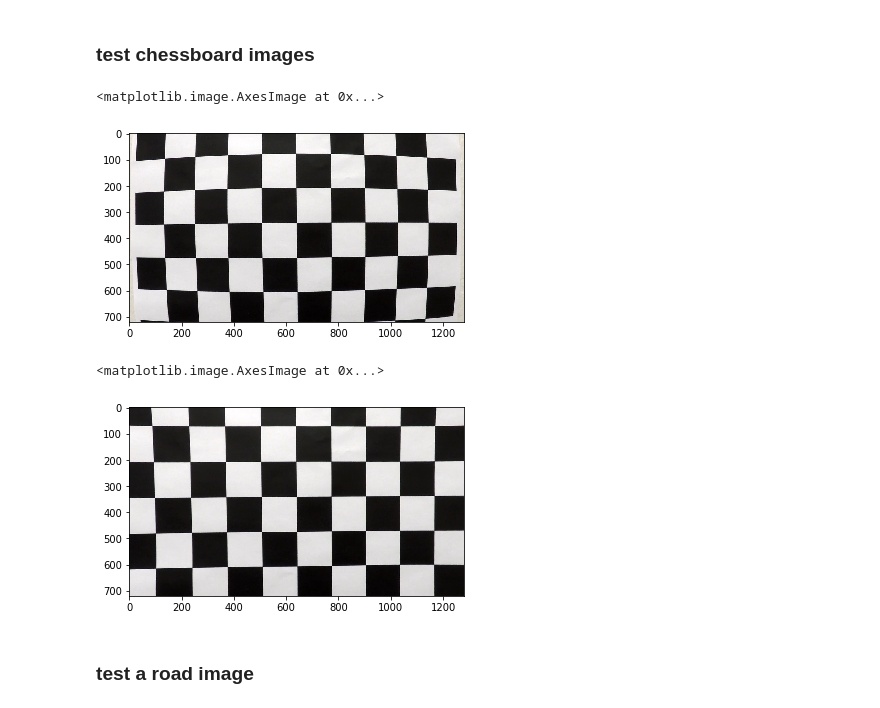
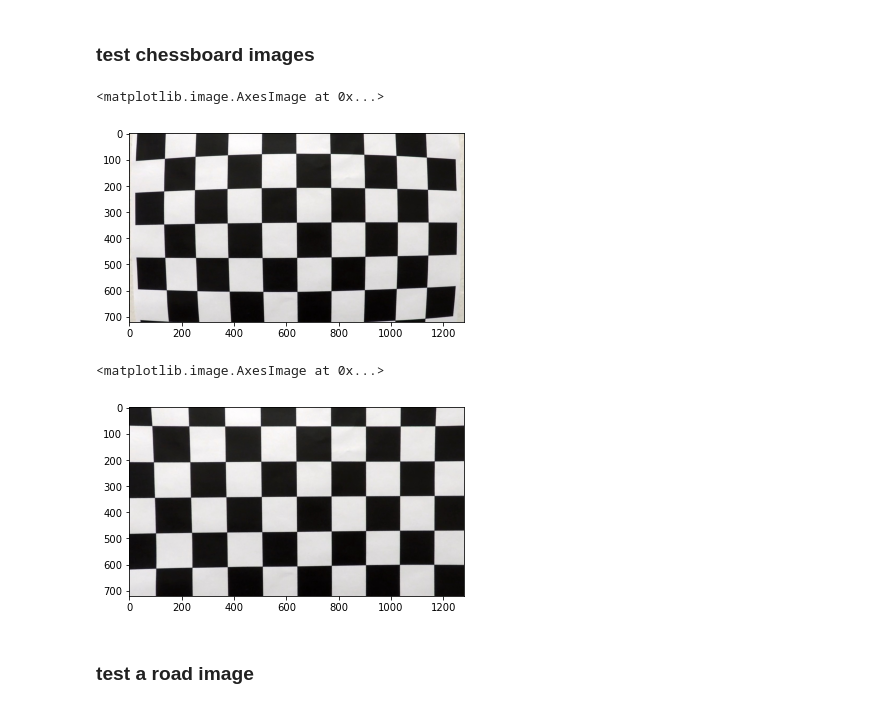
Before and after one commit to MarcosSobrinho/CarND-Advanced-Lane-Lines, a Jupyter notebook: find_lanelines.ipynb, the cells around one changed output. Cells and saved outputs as stored; diff of their text form; code cells hidden in the pictures.

```diff
--- a/find_lanelines.ipynb
+++ b/find_lanelines.ipynb
@@ -34,16 +34,16 @@ ret, mtx, dist, rvecs, tvecs = cv2.calibrateCamera(objpoints, imgpoints, gray.sh
 # %% [markdown]
 ### test chessboard images
 # %%
-chessboard = mpimg.imread(cal_imgs[12])
+chessboard = mpimg.imread(cal_imgs[10])
 plt.imshow(chessboard)
 # %% [output]
 <matplotlib.image.AxesImage at 0x...>
-[figure, old version]
+[figure, new version]
 # %%
 plt.imshow(cv2.undistort(chessboard, mtx, dist))
 # %% [output]
 <matplotlib.image.AxesImage at 0x...>
-[figure, old version]
+[figure, new version]
 # %% [markdown]
 ### test a road image
 # %%
```
Also changed, not shown: parts of 19 cells of this notebook, 1 other file.
